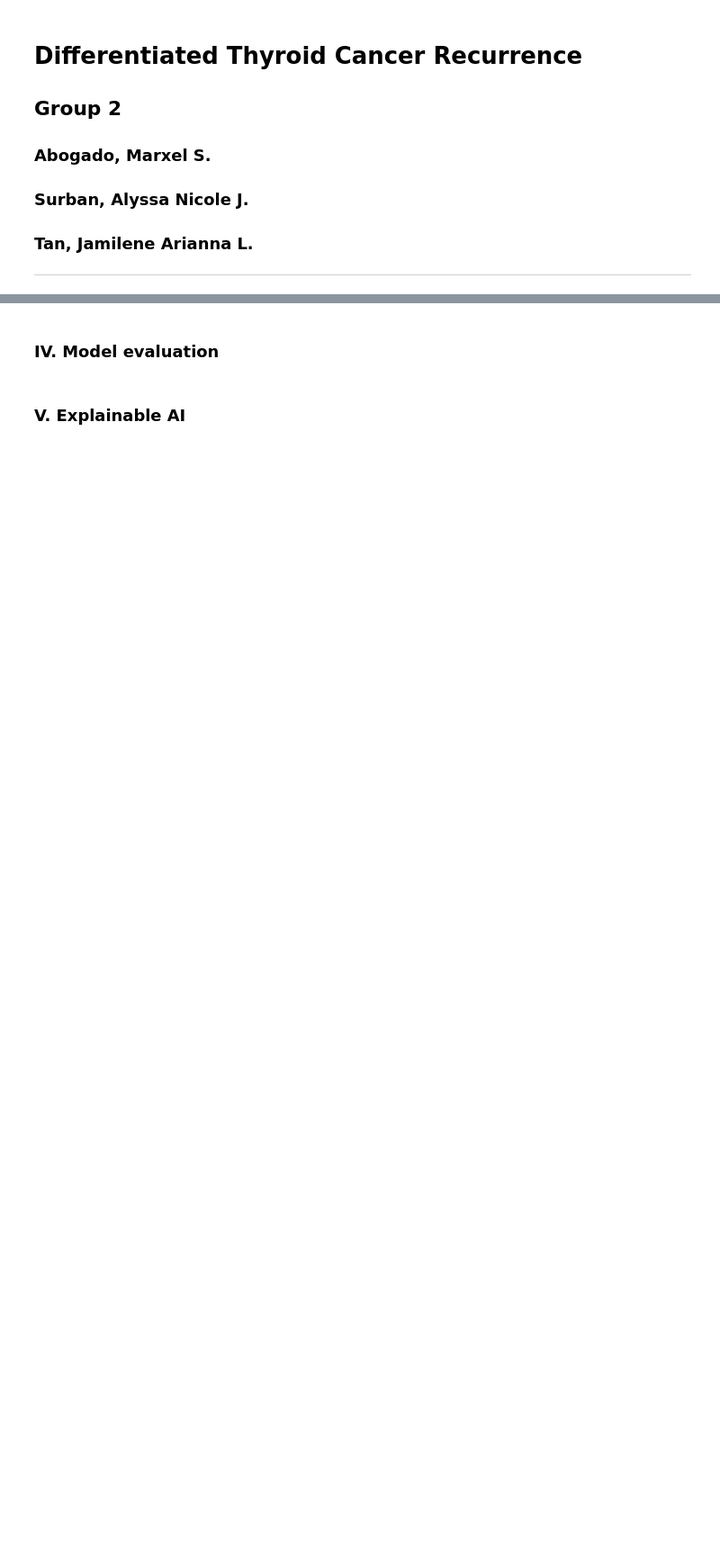
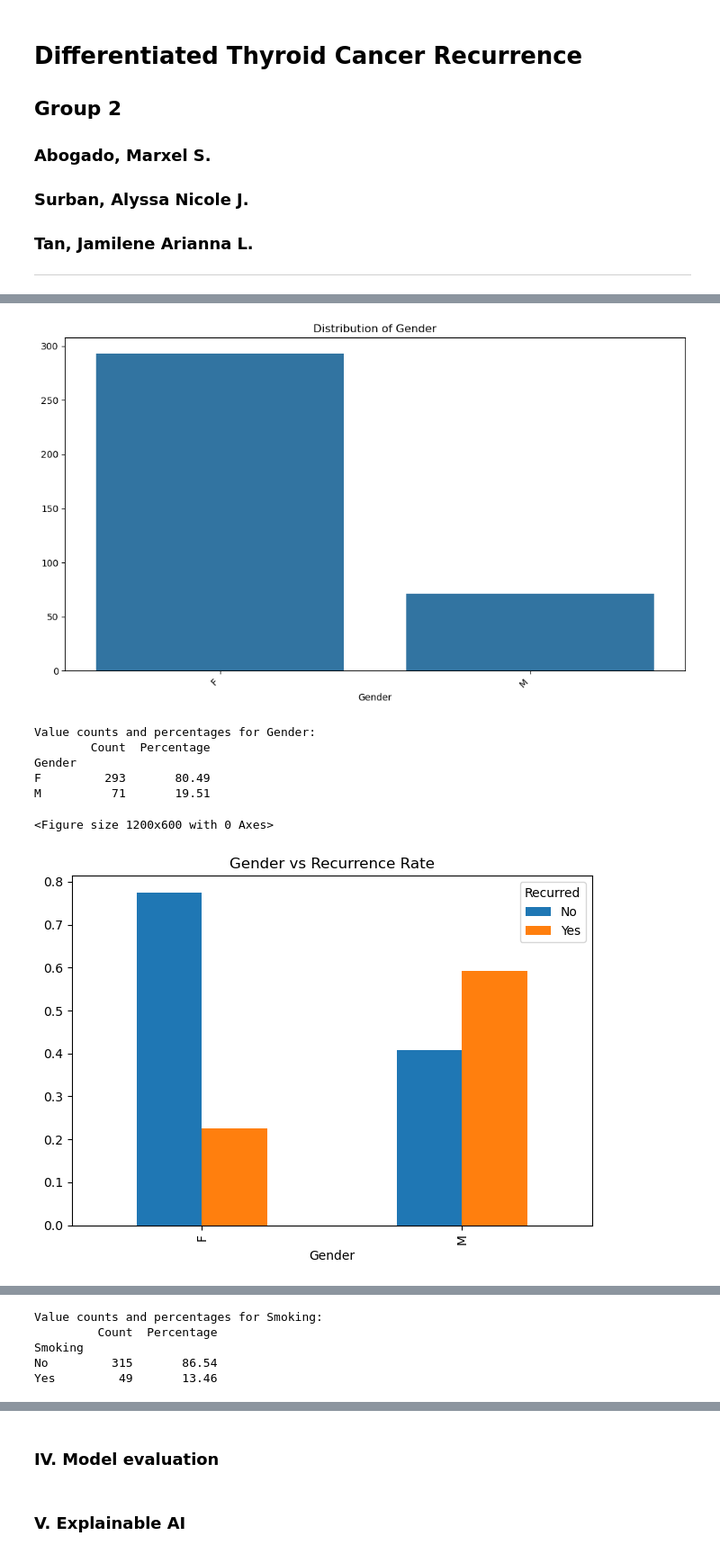
Before and after one commit to xyldxal/cmsc-177-dtcr, a Jupyter notebook: dtc_recurrence.ipynb, the cells around one changed output, grey strips where cells are left out. Shown at 90% size. Drawn from its saved outputs; the diff is of its cells as text; code cells hidden in the pictures; blank space fills up the shorter version.

```diff
--- a/dtc_recurrence.ipynb
+++ b/dtc_recurrence.ipynb
@@ -11 +22,21 @@
+# %%
+def check_missing_values(df):
+    print("Missing Values Analysis:")
+    print("-" * 50)
+    missing_values = df.isnull().sum()
+    print(missing_values[missing_values > 0])
+    print("\nTotal missing values:", df.isnull().sum().sum())
+    return missing_values
+
+def check_duplicates(df):
+    print("\nDuplicate Rows Analysis:")
+    print("-" * 50)
+    num_duplicates = df.duplicated().sum()
+    print("Number of duplicate rows:", num_duplicates)
+
+    if num_duplicates > 0:
+        print("\nFirst few duplicate rows:")
+        display(df[df.duplicated(keep=False)].sort_values(by=df.columns[0]).head())
+
+    return num_duplicates
 # %%
@@ -42,11 +94,0 @@ df = pd.read_csv(file_path)
-# %%
-# Check for missing_values, duplicates, outliers
-df_missing = check_missing_values(df)
-df_duplicates = check_duplicates(df)
-check_outliers(df)
-
-# Remove rows with missing values
-df = df.dropna()
-
-# Remove duplicate rows
-df = df.drop_duplicates()
@@ -89,0 +95,5 @@ Dummy variables created. Shape: (364, 41)
+# %%
+check_missing_values(df)
+if check_duplicates(df) > 0:
+    df = df.drop_duplicates()
+    print("Duplicate rows removed.")
@@ -89,0 +121,12 @@ Dummy variables created. Shape: (364, 41)
+# %%
+# Analyze categorical variables
+analyze_categorical_variables(df)
+# %% [output]
+[figure, added]
+Value counts and percentages for Gender:
+        Count  Percentage
+Gender
+F         293       80.49
+M          71       19.51
+<Figure size 1200x600 with 0 Axes>
+[figure, added]
@@ -89,0 +134,5 @@ Dummy variables created. Shape: (364, 41)
+Value counts and percentages for Smoking:
+         Count  Percentage
+Smoking
+No         315       86.54
+Yes         49       13.46
```
Also changed, not shown: parts of 21 cells of this notebook, 2 other files.
